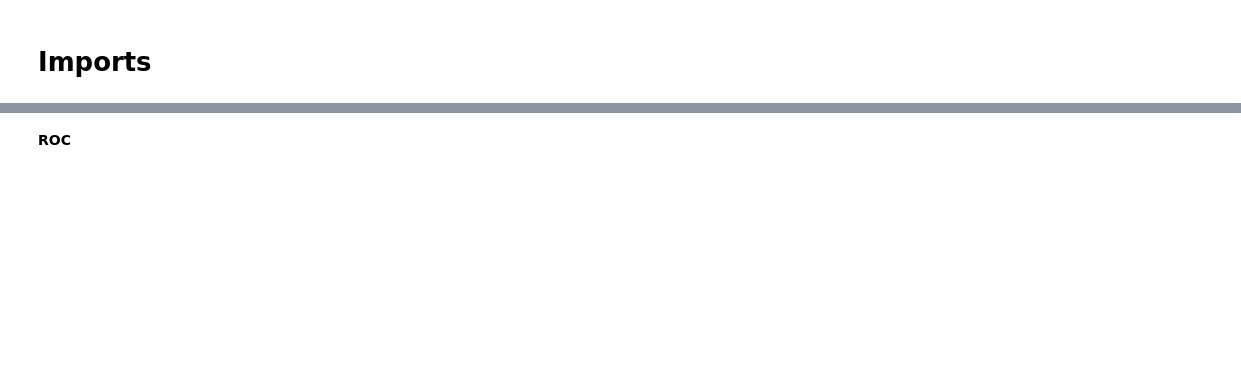
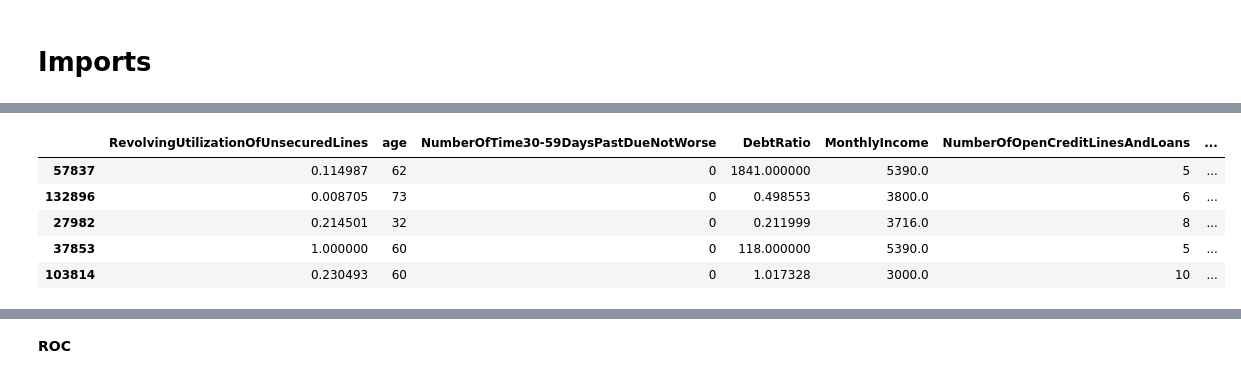
Before and after one commit to JanIzmer/Credit_Scoring_Project, a Jupyter notebook: notebooks/02_Modeling.ipynb, the cells around one changed output, grey strips where cells are left out. Cells and saved outputs as stored; diff of their text form; code cells hidden in the pictures; blank space fills up the shorter version.

```diff
--- a/notebooks/02_Modeling.ipynb
+++ b/notebooks/02_Modeling.ipynb
@@ -146,0 +3,19 @@ joblib.dump(final_model, '../models/lgbm_model.pkl')
+# %%
+import json
+
+import joblib
+import matplotlib.pyplot as plt
+import numpy as np
+import optuna
+import pandas as pd
+import seaborn as sns
+from lightgbm import LGBMClassifier
+from sklearn.linear_model import LogisticRegression
+from sklearn.metrics import (classification_report, confusion_matrix, fbeta_score,
+                             roc_auc_score, roc_curve)
+from sklearn.model_selection import (StratifiedKFold, cross_val_predict,
+                                     cross_val_score, train_test_split)
+from sklearn.pipeline import make_pipeline
+from sklearn.preprocessing import StandardScaler
+
+RANDOM_STATE = 42
@@ -146,0 +36,51 @@ joblib.dump(final_model, '../models/lgbm_model.pkl')
+# %%
+df = pd.read_csv('../data/raw/cs-training.csv', index_col=0)
+target = 'SeriousDlqin2yrs'
+
+train_df, test_df = train_test_split(
+    df, test_size=0.2, random_state=RANDOM_STATE, stratify=df[target]
+)
+
+
+def fit_preprocessing(train_df):
+    """Learn preprocessing parameters from the training data only."""
+    feature_cols = train_df.columns.drop(target)
+    return {
+        'income_median': train_df['MonthlyIncome'].median(),
+        'upper_bounds': train_df[feature_cols].quantile(0.95),
+    }
+
+
+def prepare_dataset(df, prep):
+    """Apply preprocessing with parameters fitted on the training set."""
+    df = df.copy()
+    # handle missing values
+    df['IncomeMissing'] = df['MonthlyIncome'].isna().astype(int)
+    df['MonthlyIncome'] = df['MonthlyIncome'].fillna(prep['income_median'])
+    df['NumberOfDependents'] = df['NumberOfDependents'].fillna(0)
+    # clip outliers using bounds learned on the train set
+    cols = prep['upper_bounds'].index
+    df[cols] = df[cols].clip(upper=prep['upper_bounds'], axis=1)
+    # feature engineering
+    df['credit_per_age'] = df['RevolvingUtilizationOfUnsecuredLines'] / (df['age'] + 1)
+    df['late_payment_ratio'] = df['NumberOfTime30-59DaysPastDueNotWorse'] / (df['NumberOfOpenCreditLinesAndLoans'] + 1)
+    df['debt_to_income'] = df['MonthlyIncome'] / (df['DebtRatio'] + 1)
+    # drop redundant features
+    df = df.drop(columns=['NumberRealEstateLoansOrLines'])
+    return df
+
+
+prep = fit_preprocessing(train_df)
+train_prep = prepare_dataset(train_df, prep)
+test_prep = prepare_dataset(test_df, prep)
+
+X_train, y_train = train_prep.drop(columns=[target]), train_prep[target]
+X_test, y_test = test_prep.drop(columns=[target]), test_prep[target]
+X_train.head()
+# %% [output]
+|  | RevolvingUtilizationOfUnsecuredLines | age | NumberOfTime30-59DaysPastDueNotWorse | DebtRatio | MonthlyIncome | NumberOfOpenCreditLinesAndLoans | ... |
+| 57837 | 0.114987 | 62 | 0 | 1841.000000 | 5390.0 | 5 | ... |
+| 132896 | 0.008705 | 73 | 0 | 0.498553 | 3800.0 | 6 | ... |
+| 27982 | 0.214501 | 32 | 0 | 0.211999 | 3716.0 | 8 | ... |
+| 37853 | 1.000000 | 60 | 0 | 118.000000 | 5390.0 | 5 | ... |
+| 103814 | 0.230493 | 60 | 0 | 1.017328 | 3000.0 | 10 | ... |
```
Also changed, not shown: parts of 30 cells of this notebook, 9 other files.
